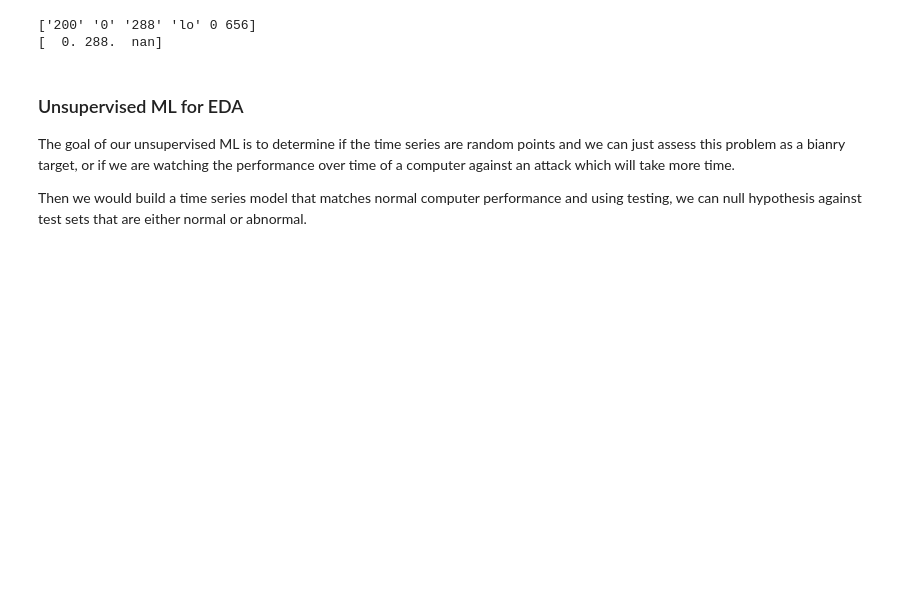
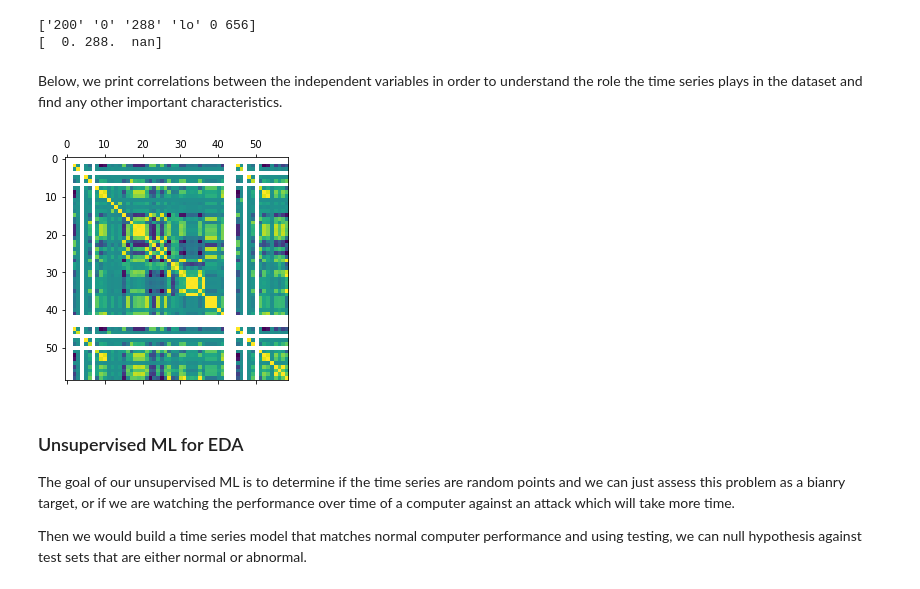
Before and after one commit to jadeadams517/cryptojacking_prediction, a Jupyter notebook: initialworkbook.ipynb, the cells around one changed output. Saved outputs shown, nothing was run; the diff lists cells and outputs as text; code cells hidden in the pictures; blank space fills up the shorter version.

```diff
--- a/initialworkbook.ipynb
+++ b/initialworkbook.ipynb
@@ -200,6 +256,13 @@ print(normal['network_lo_cx'].unique())
 # %% [output]
 ['200' '0' '288' 'lo' 0 656]
 [  0. 288.  nan]
+# %% [markdown]
+Below, we print correlations between the independent variables in order to understand the role the time series plays in the dataset and find any other important characteristics.
+# %%
+plt.matshow(df.corr())
+plt.show();
+# %% [output]
+[figure, added]
 # %% [markdown]
 ### Unsupervised ML for EDA
 
```
Also changed, not shown: parts of 13 cells of this notebook.
